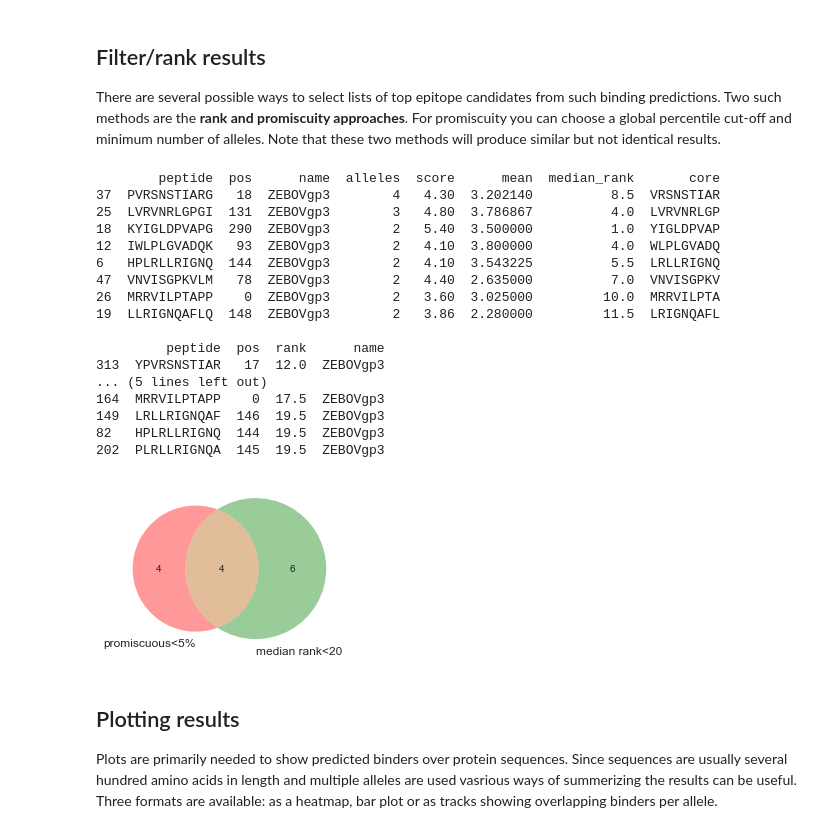
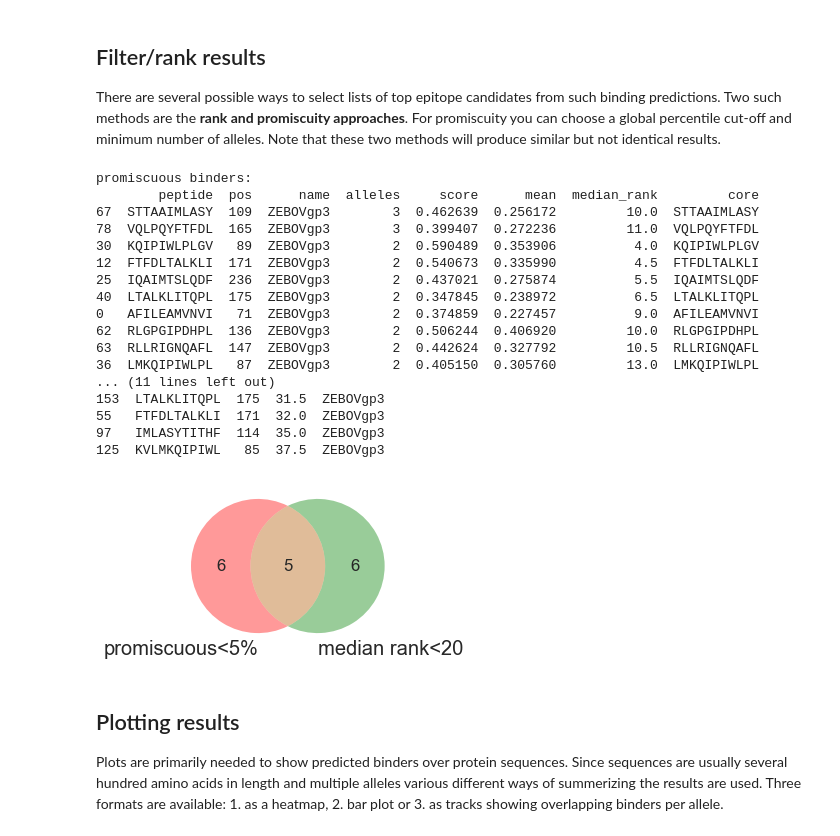
Before and after one commit to dmnfarrell/epitopepredict, a Jupyter notebook: examples/basics.ipynb, the cells around one changed output. Drawn from its saved outputs; the diff is of its cells as text; code cells hidden in the pictures.

```diff
--- a/examples/basics.ipynb
+++ b/examples/basics.ipynb
@@ -16,12 +20,16 @@ F. a Chaves, A. H. Lee, J. L. Nayak, K. a Richards, and A. J. Sant, “The utili
 import os
 import numpy as np
 import pandas as pd
-pd.set_option('display.width', 120)
+pd.set_option('display.width', 100)
 pd.set_option('max_colwidth', 80)
 %matplotlib inline
 import matplotlib as mpl
+import seaborn as sns
+sns.set_context("notebook", font_scale=1.4)
+from IPython.display import display, HTML
+
 import epitopepredict as ep
-from epitopepredict import sequtils, analysis, plotting, utilities
+from epitopepredict import sequtils, analysis
 # %% [markdown]
 ## Load sequences from fasta or genbank file
 # %%
@@ -42,17 +50,17 @@ print ep.predictors
 # %% [output]
 ['tepitope', 'netmhciipan', 'iedbmhc1', 'iedbmhc2', 'mhcflurry', 'bcell']
 # %%
-savepath = 'testing'
+savepath = 'test_iedbmhc1'
 #create tepitope predictor
-P = ep.getPredictor('tepitope')
+Pi = ep.getPredictor('iedbmhc1')
 
 #run prediction for several alleles and save results to savepath
-alleles = ep.mhc2_supertypes
-P.predictProteins(zaire,length=11,alleles=alleles,path=savepath)
+alleles = ep.mhc1_supertypes
+Pi.predictProteins(zaire,length=11,alleles=alleles,path=savepath,overwrite=False)
 #note that if we provided a path data is written to disk and not kept in the object by default
 #we can reload
-P.load(path=savepath)
-P.summarize()
-P.allele_summary()
-P.protein_summary()
+Pi.load(path=savepath)
+Pi.summarize()
+Pi.allele_summary()
+Pi.protein_summary()
 # %% [output]
@@ -98,35 +111,37 @@ There are several possible ways to select lists of top epitope candidates from s
 # %%
 #get promiscuous binders in at least 2 alleles above 5 percentile cutoff
 name='ZEBOVgp3'
-pb = P.promiscuousBinders(name=name,n=2,cutoff=5)
+pb = Pi.promiscuousBinders(name=name,n=2,cutoff=5)
+print 'promiscuous binders:'
 print pb
 print
 #binders sorted by median rank over all alleles, cutoff here is the median rank
-mb = P.consensusRankedBinders(name=name,cutoff=20)
+print 'median ranked binders:'
+mb = Pi.consensusRankedBinders(name=name,cutoff=40)
 print mb
 
-ax=utilities.venndiagram([pb.peptide, mb.peptide],
+ax=ep.utilities.venndiagram([pb.peptide, mb.peptide],
                       ['promiscuous<5%','median rank<20'])
 # %% [output]
-        peptide  pos      name  alleles  score      mean  median_rank       core
-37  PVRSNSTIARG   18  ZEBOVgp3        4   4.30  3.202140          8.5  VRSNSTIAR
-25  LVRVNRLGPGI  131  ZEBOVgp3        3   4.80  3.786867          4.0  LVRVNRLGP
-18  KYIGLDPVAPG  290  ZEBOVgp3        2   5.40  3.500000          1.0  YIGLDPVAP
-12  IWLPLGVADQK   93  ZEBOVgp3        2   4.10  3.800000          4.0  WLPLGVADQ
-6   HPLRLLRIGNQ  144  ZEBOVgp3        2   4.10  3.543225          5.5  LRLLRIGNQ
-47  VNVISGPKVLM   78  ZEBOVgp3        2   4.40  2.635000          7.0  VNVISGPKV
-26  MRRVILPTAPP    0  ZEBOVgp3        2   3.60  3.025000         10.0  MRRVILPTA
-19  LLRIGNQAFLQ  148  ZEBOVgp3        2   3.86  2.280000         11.5  LRIGNQAFL
-
-         peptide  pos  rank      name
-313  YPVRSNSTIAR   17  12.0  ZEBOVgp3
-... (5 lines left out)
-164  MRRVILPTAPP    0  17.5  ZEBOVgp3
-149  LRLLRIGNQAF  146  19.5  ZEBOVgp3
-82   HPLRLLRIGNQ  144  19.5  ZEBOVgp3
-202  PLRLLRIGNQA  145  19.5  ZEBOVgp3
+promiscuous binders:
+        peptide  pos      name  alleles     score      mean  median_rank         core
+67  STTAAIMLASY  109  ZEBOVgp3        3  0.462639  0.256172         10.0  STTAAIMLASY
+78  VQLPQYFTFDL  165  ZEBOVgp3        3  0.399407  0.272236         11.0  VQLPQYFTFDL
+30  KQIPIWLPLGV   89  ZEBOVgp3        2  0.590489  0.353906          4.0  KQIPIWLPLGV
+12  FTFDLTALKLI  171  ZEBOVgp3        2  0.540673  0.335990          4.5  FTFDLTALKLI
+25  IQAIMTSLQDF  236  ZEBOVgp3        2  0.437021  0.275874          5.5  IQAIMTSLQDF
+40  LTALKLITQPL  175  ZEBOVgp3        2  0.347845  0.238972          6.5  LTALKLITQPL
+0   AFILEAMVNVI   71  ZEBOVgp3        2  0.374859  0.227457          9.0  AFILEAMVNVI
+62  RLGPGIPDHPL  136  ZEBOVgp3        2  0.506244  0.406920         10.0  RLGPGIPDHPL
+63  RLLRIGNQAFL  147  ZEBOVgp3        2  0.442624  0.327792         10.5  RLLRIGNQAFL
+36  LMKQIPIWLPL   87  ZEBOVgp3        2  0.405150  0.305760         13.0  LMKQIPIWLPL
+... (11 lines left out)
+153  LTALKLITQPL  175  31.5  ZEBOVgp3
+55   FTFDLTALKLI  171  32.0  ZEBOVgp3
+97   IMLASYTITHF  114  35.0  ZEBOVgp3
+125  KVLMKQIPIWL   85  37.5  ZEBOVgp3
-[figure, old version]
+[figure, new version]
 # %% [markdown]
 ## Plotting results
-Plots are primarily needed to show predicted binders over protein sequences. Since sequences are usually several hundred amino acids in length and multiple alleles are used vasrious ways of summerizing the results can be useful. Three formats are available: as a heatmap, bar plot or as tracks showing overlapping binders per allele.
+Plots are primarily needed to show predicted binders over protein sequences. Since sequences are usually several hundred amino acids in length and multiple alleles various different ways of summerizing the results are used. Three formats are available: 1. as a heatmap, 2. bar plot or 3. as tracks showing overlapping binders per allele.
 # %%
```
Also changed, not shown: parts of 14 cells of this notebook, 2 other files.
